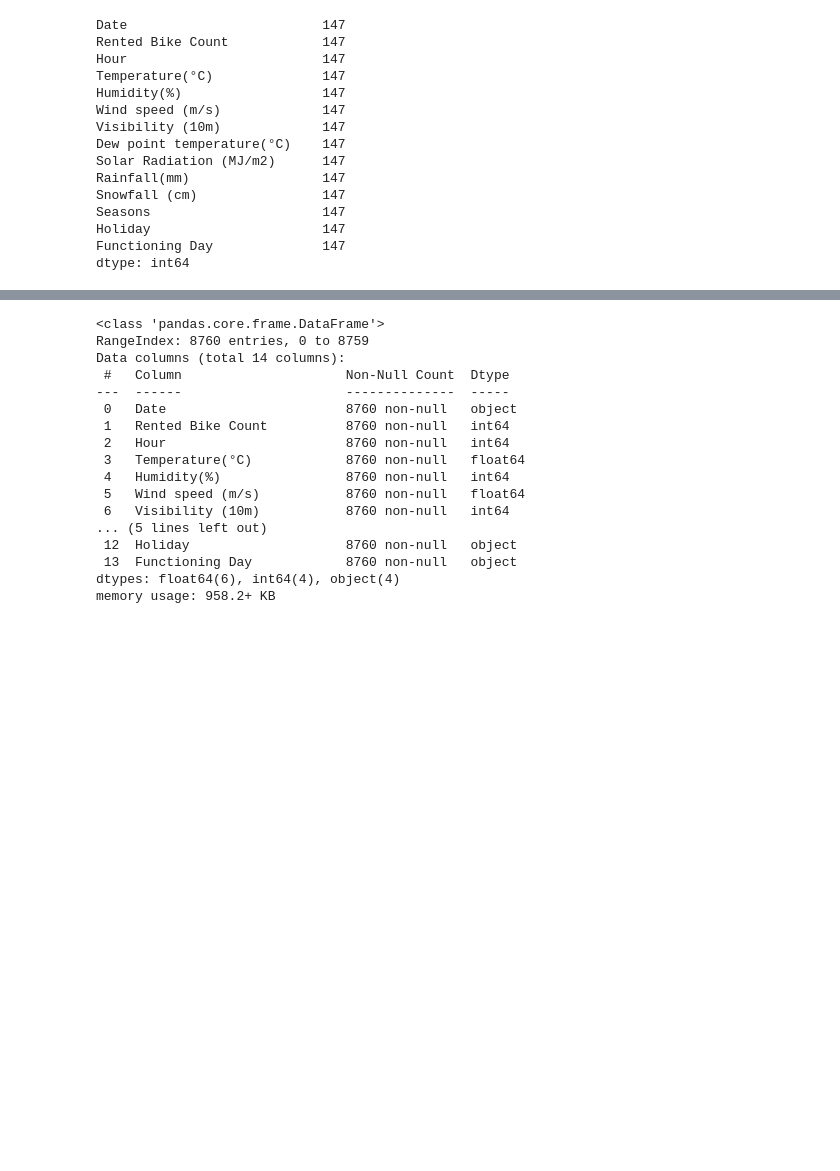
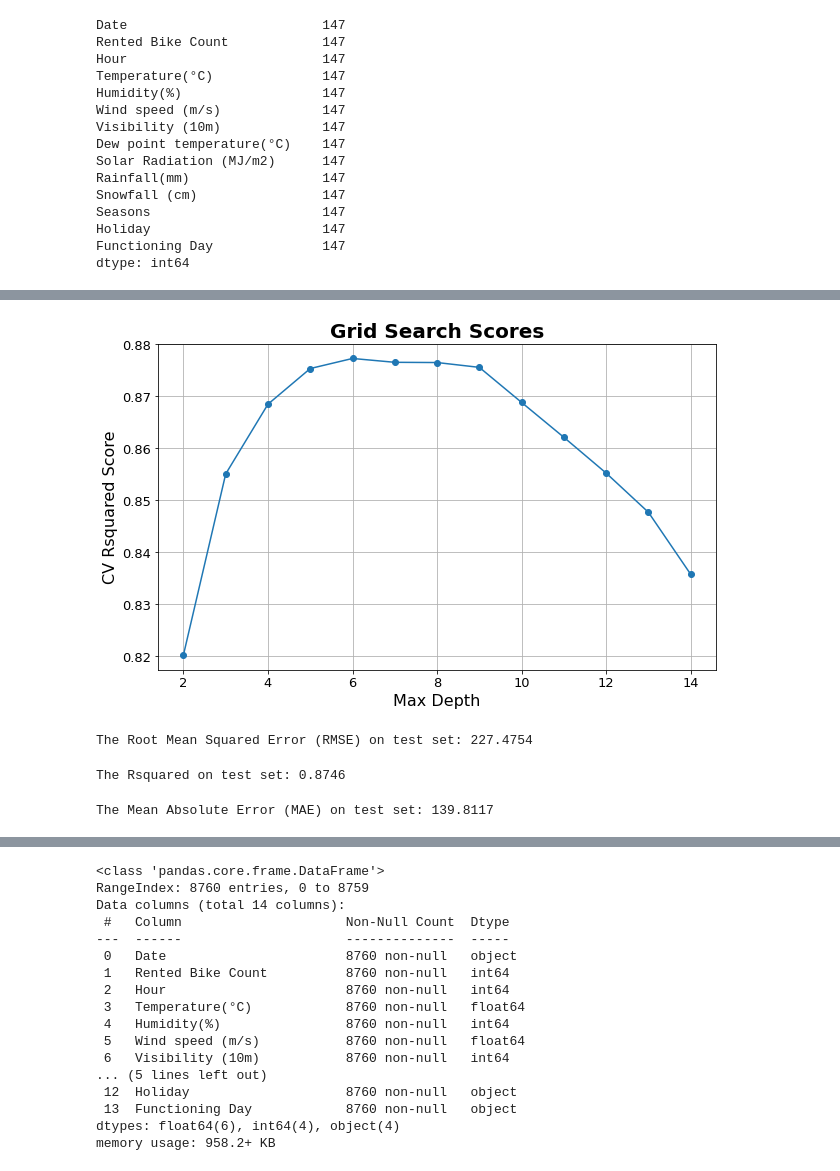
Before and after one commit to AliAfs/PSM_Project_BikeSharing, a Jupyter notebook: PSM_Project_BikeSharing.ipynb, the cells around one changed output, grey strips where cells are left out. Saved outputs shown, nothing was run; the diff lists cells and outputs as text; code cells hidden in the pictures; blank space fills up the shorter version.

```diff
--- a/PSM_Project_BikeSharing.ipynb
+++ b/PSM_Project_BikeSharing.ipynb
@@ -244,0 +136,54 @@ plt.ylabel("Residual")
+# %%
+name_param_1 = 'Max Depth'
+cv_results = tuning2.cv_results_
+
+# Get Test Scores Mean and std for each grid search
+scores_mean = cv_results['mean_test_score']
+#scores_mean = np.array(scores_mean).reshape(len(grid_param_2),len(grid_param_1))
+
+scores_sd = cv_results['std_test_score']
+#scores_sd = np.array(scores_sd).reshape(len(grid_param_2),len(grid_param_1))
+
+# Plot Grid search scores
+_, ax = plt.subplots(1,1,figsize=(10, 6))
+
+# Param1 is the X-axis, Param 2 is represented as a different curve (color line)
+#for idx, val in enumerate(grid_param_2):
+#    ax.plot(grid_param_1, scores_mean[idx,:], '-o', label= name_param_2 + ': ' + str(val))
+ax.plot(p_test2['max_depth'], scores_mean, '-o')
+
+ax.set_title("Grid Search Scores", fontsize=20, fontweight='bold')
+ax.set_xlabel(name_param_1, fontsize=16)
+ax.set_ylabel('CV Rsquared Score', fontsize=16)
+plt.yticks(fontsize=13)
+plt.xticks(fontsize=13)
+ax.grid('on')
+# %% [output]
+[figure, added]
+# %%
+params = {
+    "n_estimators": 1750,
+    "max_depth": 6,
+    "min_samples_split": 2,
+    "learning_rate": 0.01,
+    "loss": "squared_error",
+    "random_state": 10
+}
+
+reg = GradientBoostingRegressor(**params)
+reg.fit(x_train, y_train)
+
+rmse = np.sqrt(mean_squared_error(y_test, reg.predict(x_test)))
+print("The Root Mean Squared Error (RMSE) on test set: {:.4f}".format(rmse))
+# %% [output]
+The Root Mean Squared Error (RMSE) on test set: 227.4754
+# %%
+print("The Rsquared on test set: {:.4f}".format(reg.score(x_test, y_test)))
+# %% [output]
+The Rsquared on test set: 0.8746
+# %%
+y_pred =  reg.predict(x_test)
+from sklearn.metrics import mean_absolute_error
+print("The Mean Absolute Error (MAE) on test set: {:.4f}".format(mean_absolute_error(y_test, y_pred)))
+# %% [output]
+The Mean Absolute Error (MAE) on test set: 139.8117
```
Also changed, not shown: parts of 48 cells of this notebook.
